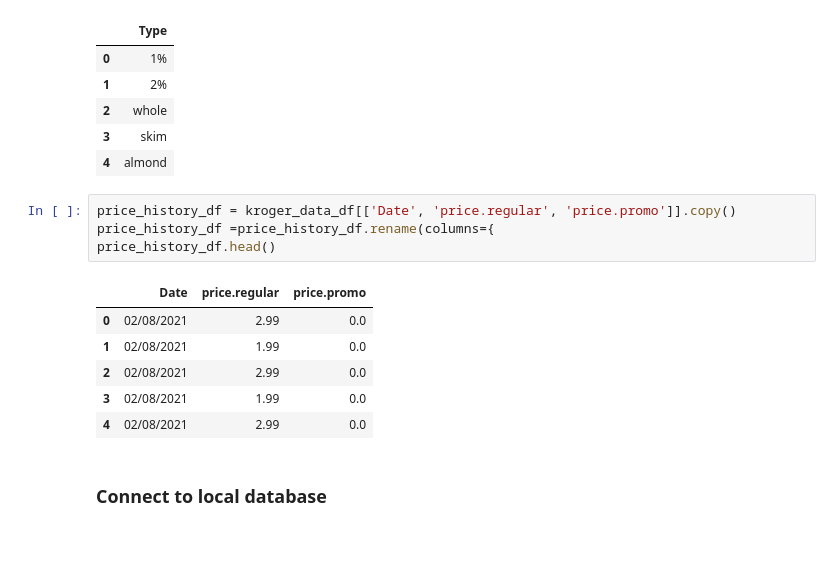
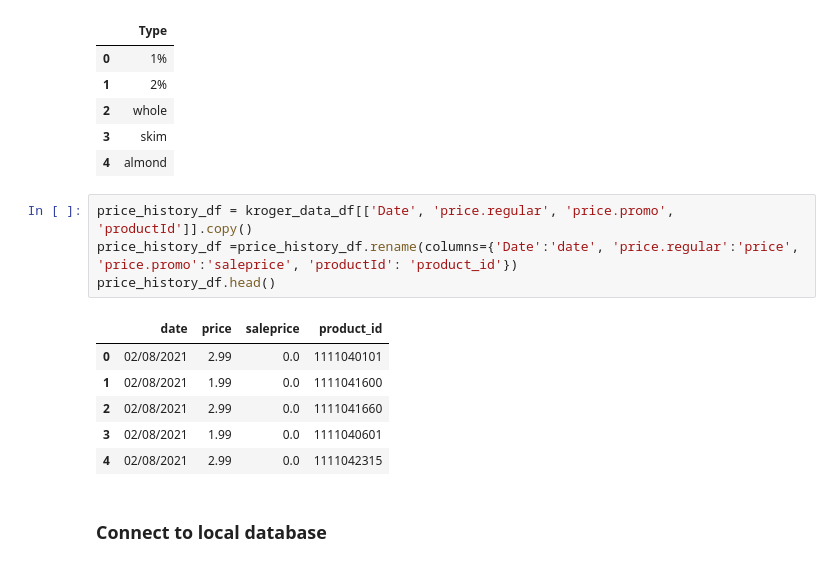
Before and after one commit to ykrasnikov/ETL-project, a Jupyter notebook: database/data_etl.ipynb, the cells around one changed output. Saved outputs shown, nothing was run; the diff lists cells and outputs as text.

```diff
--- a/database/data_etl.ipynb
+++ b/database/data_etl.ipynb
@@ -66,16 +59,16 @@ milk_type_df.head()
 | 3 | skim |
 | 4 | almond |
 # %%
-price_history_df = kroger_data_df[['Date', 'price.regular', 'price.promo']].copy()
-price_history_df =price_history_df.rename(columns={
+price_history_df = kroger_data_df[['Date', 'price.regular', 'price.promo', 'productId']].copy()
+price_history_df =price_history_df.rename(columns={'Date':'date', 'price.regular':'price', 'price.promo':'saleprice', 'productId': 'product_id'})
 price_history_df.head()
 # %% [output]
-|  | Date | price.regular | price.promo |
-| 0 | 02/08/2021 | 2.99 | 0.0 |
-| 1 | 02/08/2021 | 1.99 | 0.0 |
-| 2 | 02/08/2021 | 2.99 | 0.0 |
-| 3 | 02/08/2021 | 1.99 | 0.0 |
-| 4 | 02/08/2021 | 2.99 | 0.0 |
+|  | date | price | saleprice | product_id |
+| 0 | 02/08/2021 | 2.99 | 0.0 | 1111040101 |
+| 1 | 02/08/2021 | 1.99 | 0.0 | 1111041600 |
+| 2 | 02/08/2021 | 2.99 | 0.0 | 1111041660 |
+| 3 | 02/08/2021 | 1.99 | 0.0 | 1111040601 |
+| 4 | 02/08/2021 | 2.99 | 0.0 | 1111042315 |
 # %% [markdown]
 ### Connect to local database
 # %%
```
Also changed, not shown: parts of 18 cells of this notebook, 1 other file.
